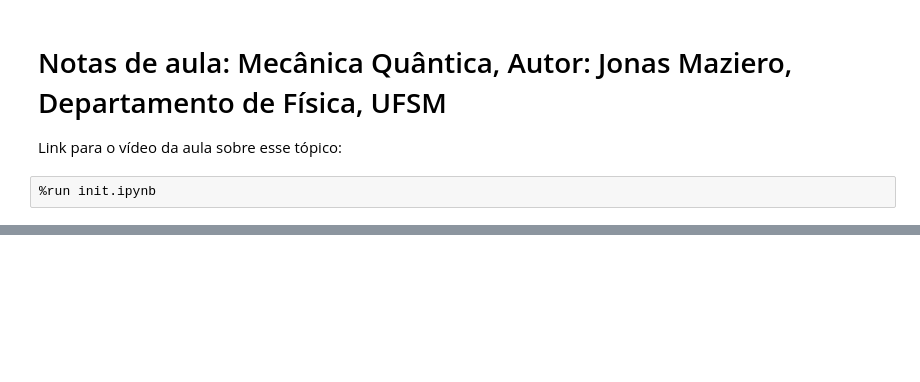
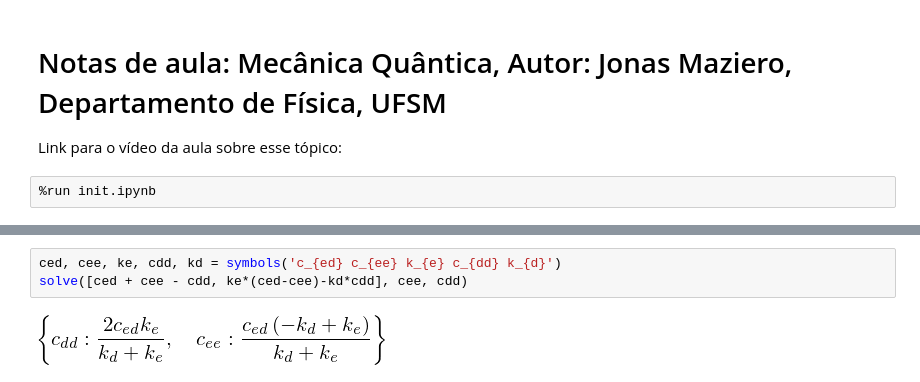
Before and after one commit to jonasmaziero/mecanica_quantica_1900-1925, a Jupyter notebook: 07_degrau.ipynb, the cells around one changed output, grey strips where cells are left out. Cells and saved outputs as stored; diff of their text form; blank space fills up the shorter version.

```diff
--- a/07_degrau.ipynb
+++ b/07_degrau.ipynb
@@ -43,0 +79,5 @@ Nesse caso, $\partial_{xx}\psi(x) = \frac{2m(U_{0}-E)}{\hbar^{2}}\psi(x)=(>0)\ps
+# %%
+ced, cee, ke, cdd, kd = symbols('c_{ed} c_{ee} k_{e} c_{dd} k_{d}')
+solve([ced + cee - cdd, ke*(ced-cee)-kd*cdd], cee, cdd)
+# %% [output]
+[figure, added]
```
Also changed, not shown: parts of 21 cells of this notebook, 2 other files.
